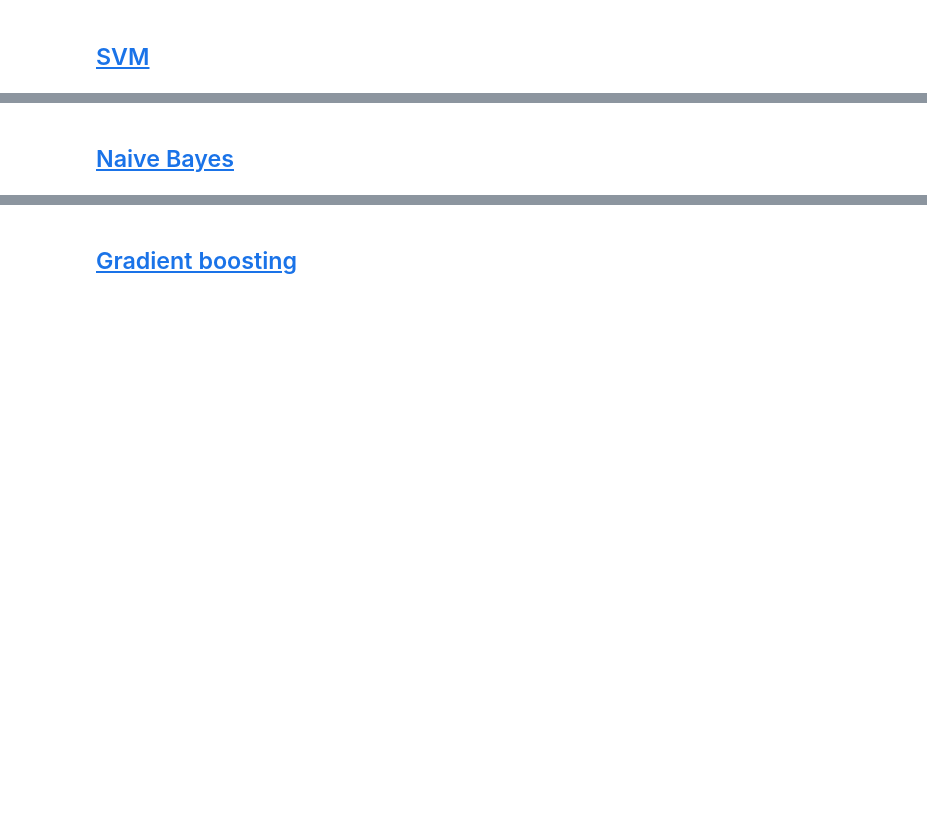
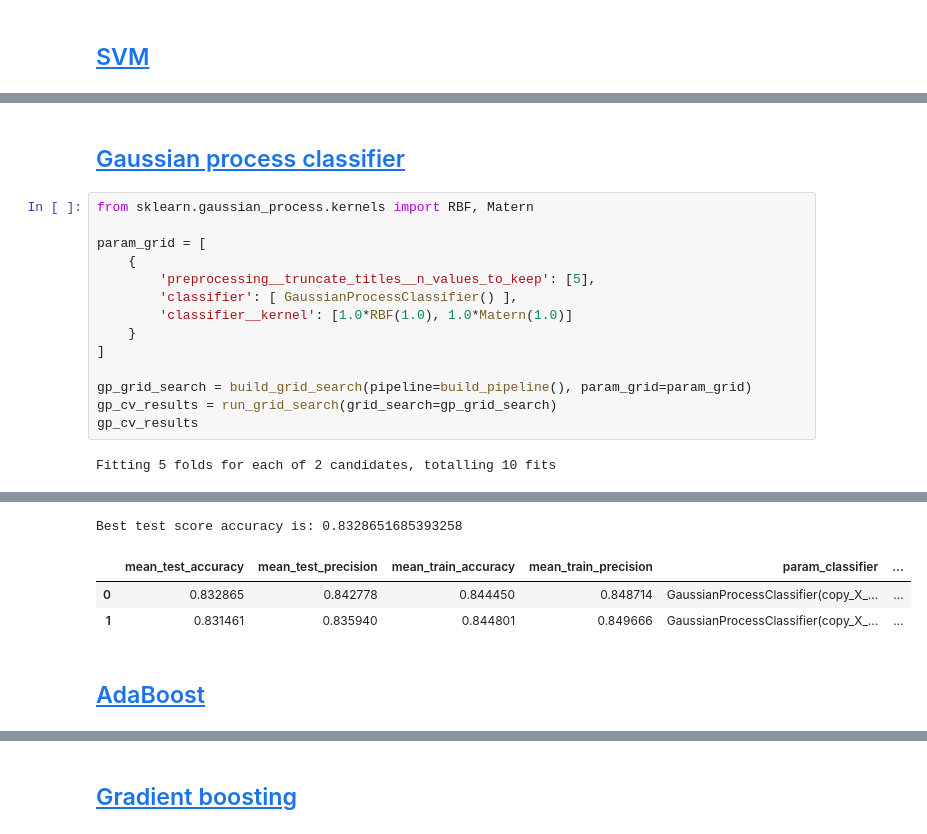
Before and after one commit to ksaaskil/machine-learning-examples, a Jupyter notebook: classification/Kaggle_Titanic_kernel.ipynb, the cells around one changed output, grey strips where cells are left out. Saved outputs shown, nothing was run; the diff lists cells and outputs as text; blank space fills up the shorter version.

```diff
--- a/classification/Kaggle_Titanic_kernel.ipynb
+++ b/classification/Kaggle_Titanic_kernel.ipynb
@@ -443,0 +444,18 @@ Best test score accuracy is: 0.8300561797752809
+# %% [markdown]
+## [Gaussian process classifier](http://scikit-learn.org/stable/modules/generated/sklearn.gaussian_process.GaussianProcessClassifier.html#sklearn.gaussian_process.GaussianProcessClassifier)
+# %%
+from sklearn.gaussian_process.kernels import RBF, Matern
+
+param_grid = [
+    {
+        'preprocessing__truncate_titles__n_values_to_keep': [5],
+        'classifier': [ GaussianProcessClassifier() ],
+        'classifier__kernel': [1.0*RBF(1.0), 1.0*Matern(1.0)]
+    }
+]
+
+gp_grid_search = build_grid_search(pipeline=build_pipeline(), param_grid=param_grid)
+gp_cv_results = run_grid_search(grid_search=gp_grid_search)
+gp_cv_results
+# %% [output]
+Fitting 5 folds for each of 2 candidates, totalling 10 fits
@@ -444,2 +463,6 @@ Best test score accuracy is: 0.8300561797752809
+Best test score accuracy is: 0.8328651685393258
+|  | mean_test_accuracy | mean_test_precision | mean_train_accuracy | mean_train_precision | param_classifier | ... |
+| 0 | 0.832865 | 0.842778 | 0.844450 | 0.848714 | GaussianProcessClassifier(copy_X_... | ... |
+| 1 | 0.831461 | 0.835940 | 0.844801 | 0.849666 | GaussianProcessClassifier(copy_X_... | ... |
 # %% [markdown]
-## [Naive Bayes](http://scikit-learn.org/stable/modules/generated/sklearn.naive_bayes.GaussianNB.html#sklearn.naive_bayes.GaussianNB)
+## [AdaBoost](http://scikit-learn.org/stable/modules/generated/sklearn.ensemble.AdaBoostClassifier.html#sklearn.ensemble.AdaBoostClassifier)
```
Also changed, not shown: parts of 17 cells of this notebook.
